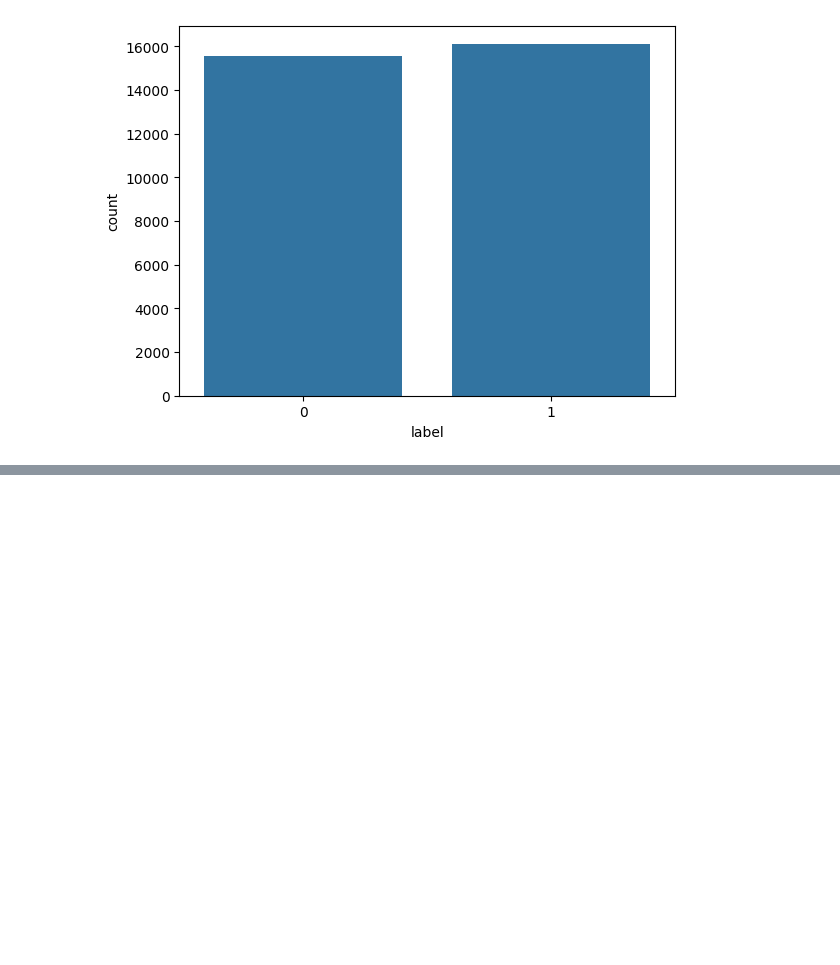
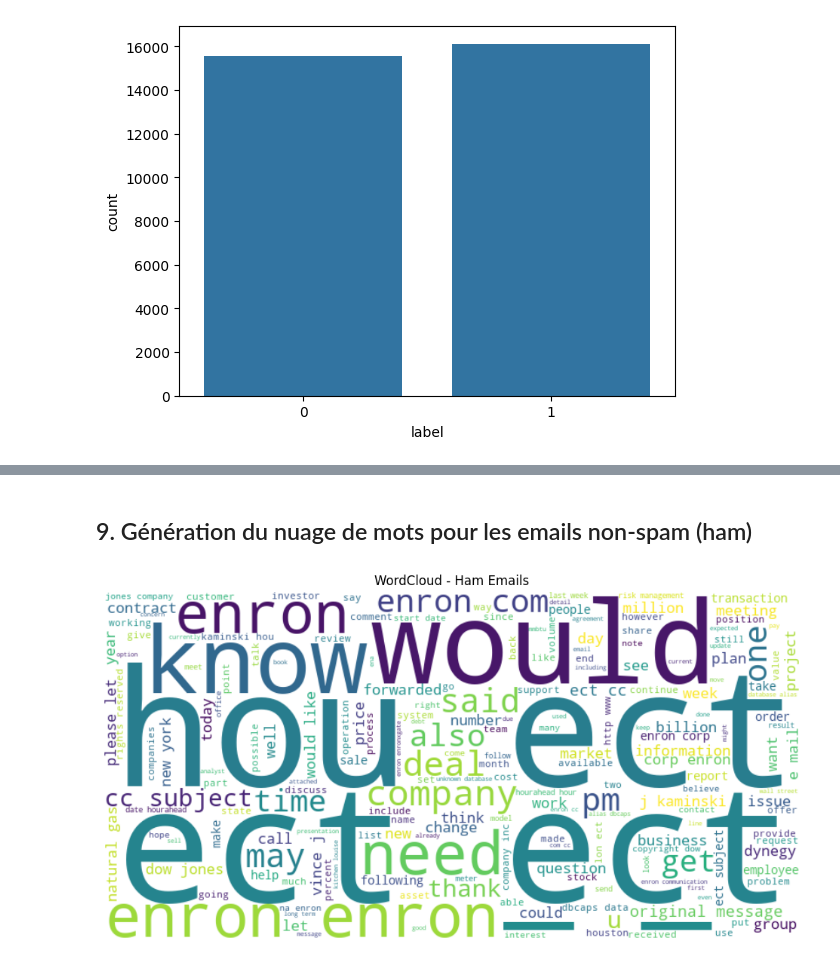
Before and after one commit to bouchta65/AI-SpamDetection-System, a Jupyter notebook: src/SPAMDETECTION.ipynb, the cells around one changed output, grey strips where cells are left out. Drawn from its saved outputs; the diff is of its cells as text; code cells hidden in the pictures; blank space fills up the shorter version.

```diff
--- a/src/SPAMDETECTION.ipynb
+++ b/src/SPAMDETECTION.ipynb
@@ -81,0 +124,17 @@ sbn.countplot(data=df1,x="label")
+# %% [markdown]
+## 9. Génération du nuage de mots pour les emails non-spam (ham)
+# %%
+wordcloud_ham = WordCloud(
+    width=800,
+    height=400,
+    background_color="white",
+    stopwords=set(stopwords.words('english'))
+).generate(not_spam_text_blob)
+
+plt.figure(figsize=(12,6))
+plt.imshow(wordcloud_ham, interpolation='bilinear')
+plt.axis("off")
+plt.title("WordCloud - Ham Emails")
+plt.show()
+# %% [output]
+[figure, added]
```
Also changed, not shown: parts of 4 cells of this notebook.
